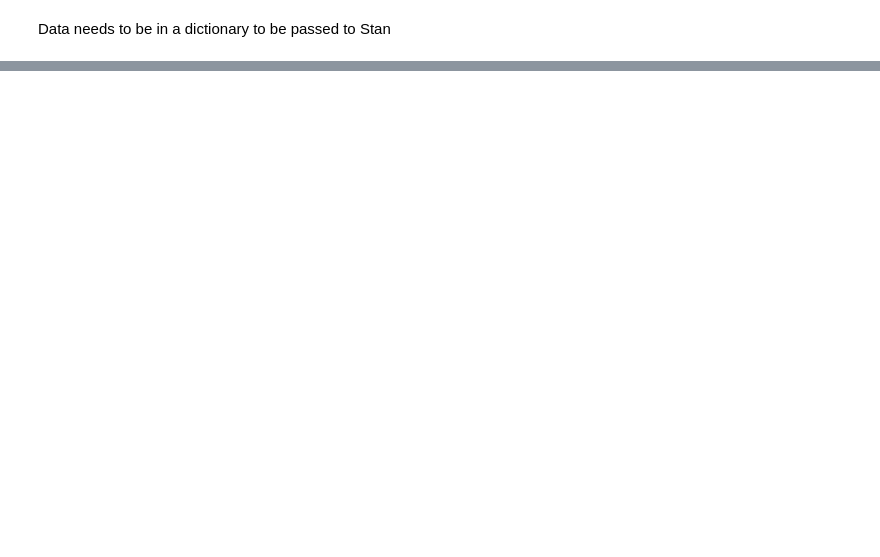
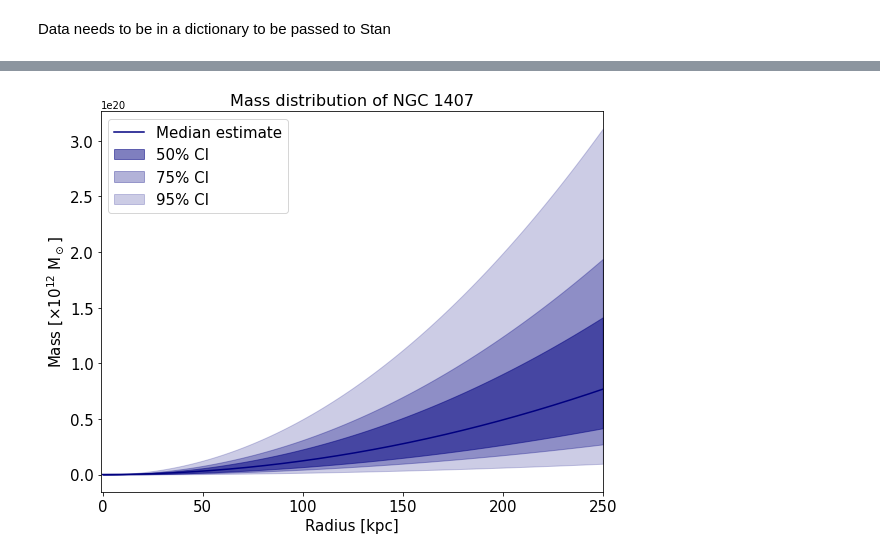
Before and after one commit to samberek/ast1501, a Jupyter notebook: pystan_ngc1407.ipynb, the cells around one changed output, grey strips where cells are left out. Saved outputs shown, nothing was run; the diff lists cells and outputs as text; code cells hidden in the pictures; blank space fills up the shorter version.

```diff
--- a/pystan_ngc1407.ipynb
+++ b/pystan_ngc1407.ipynb
@@ -40,3 +60,5 @@ astropy.table.column.Column
+# %%
+los_vel = data['RV'] - 1779
 # %% [markdown]
 Data needs to be in a dictionary to be passed to Stan
 # %%
@@ -75,0 +163,33 @@ INFO:pystan:COMPILING THE C++ CODE FOR MODEL anon_model_38d681e95bb95188d480258c
+# %%
+def mass_enclosed(r, samples, full=False):
+    first = 2*np.pi*samples['rho0']*samples['a']**3
+    second = (r/samples['a'])**2 / (1+(r/samples['a'])**2)
+
+    masses = first*second
+
+    if full:
+        return masses
+
+    return np.quantile(masses, [0.025, 0.125, 0.25, 0.5, 0.75, 0.875, 0.975]) # quantiles that we want to get
+# %%
+plt.figure(figsize=(9, 7))
+radii = np.arange(251) # up to 250 kpc
+masses = np.zeros((len(radii), 7))
+
+for r in radii:
+    masses[r] = mass_enclosed(r, la) # 251 x 7 array of various quantiles of masses at different radii
+
+plt.plot(radii, masses[:, 3], c='navy', label='Median estimate')
+plt.fill_between(radii, masses[:, 2], masses[:, 4], alpha=0.5, color='navy', label='50% CI')
+plt.fill_between(radii, masses[:, 1], masses[:, 5], alpha=0.3, color='navy', label='75% CI')
+plt.fill_between(radii, masses[:, 0], masses[:, 6], alpha=0.2, color='navy', label='95% CI')
+
+plt.legend(loc='upper left', fontsize=15)
+plt.title('Mass distribution of NGC 1407', fontsize=16)
+plt.xlabel('Radius [kpc]', fontsize=15)
+plt.ylabel(r'Mass [$\times 10^{12}$ M$_\odot$]', fontsize=15)
+plt.xlim(-1, 250)
+plt.xticks(size=15)
+plt.yticks(size=15);
+# %% [output]
+[figure, added]
```
Also changed, not shown: parts of 15 cells of this notebook, 1 other file.
